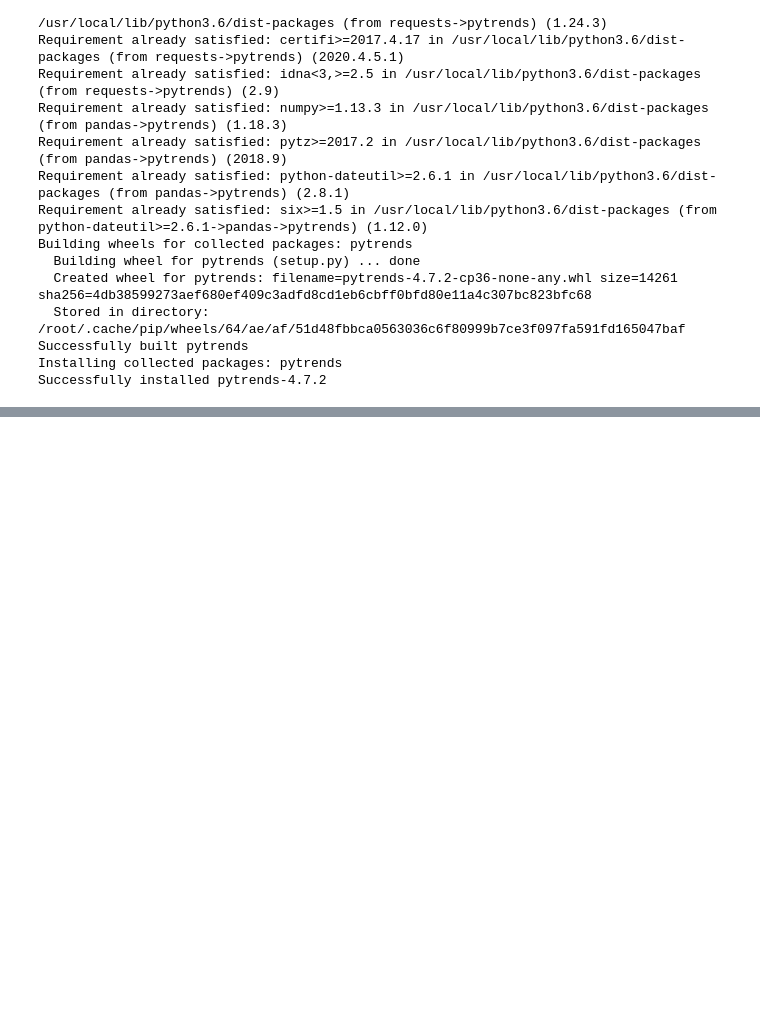
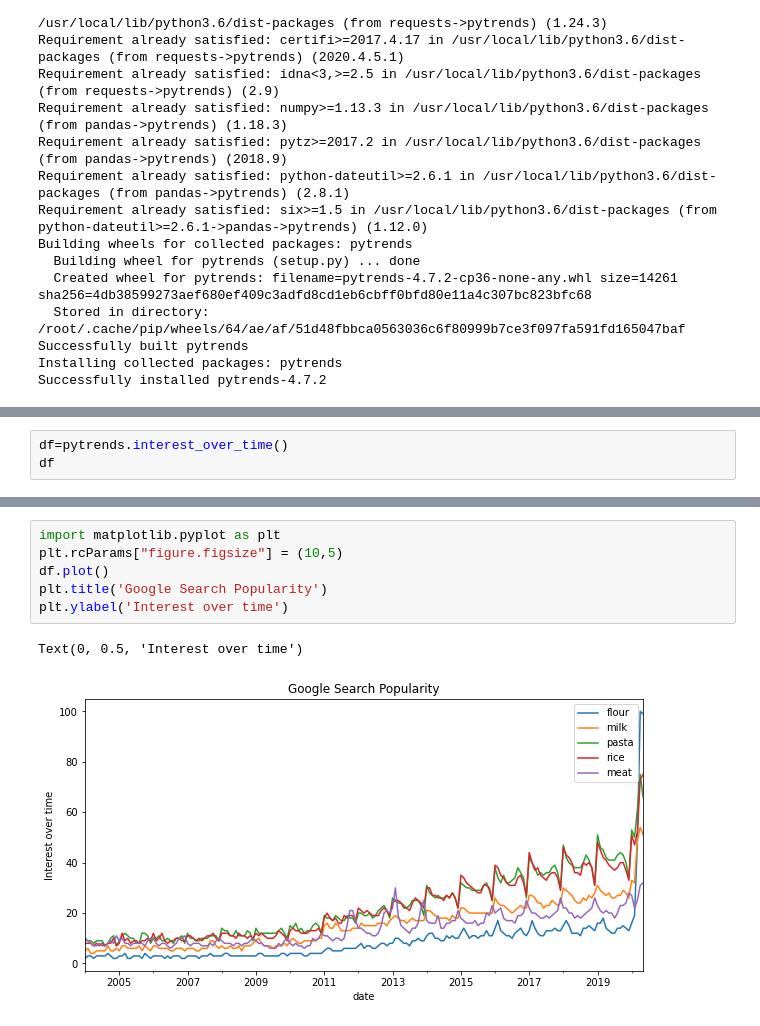
Before and after one commit to konradbachusz-zz/covid19foodsupply_web_app, a Jupyter notebook: Google_Searches_Data.ipynb, the cells around one changed output, grey strips where cells are left out. Cells and saved outputs as stored; diff of their text form; blank space fills up the shorter version.

```diff
--- a/Google_Searches_Data.ipynb
+++ b/Google_Searches_Data.ipynb
@@ -53,0 +34,3 @@ pytrends.interest_over_time()
+# %%
+df=pytrends.interest_over_time()
+df
@@ -53,0 +52,9 @@ pytrends.interest_over_time()
+# %%
+import matplotlib.pyplot as plt
+plt.rcParams["figure.figsize"] = (10,5)
+df.plot()
+plt.title('Google Search Popularity')
+plt.ylabel('Interest over time')
+# %% [output]
+Text(0, 0.5, 'Interest over time')
+[figure, added]
```
Also changed, not shown: parts of 5 cells of this notebook.
